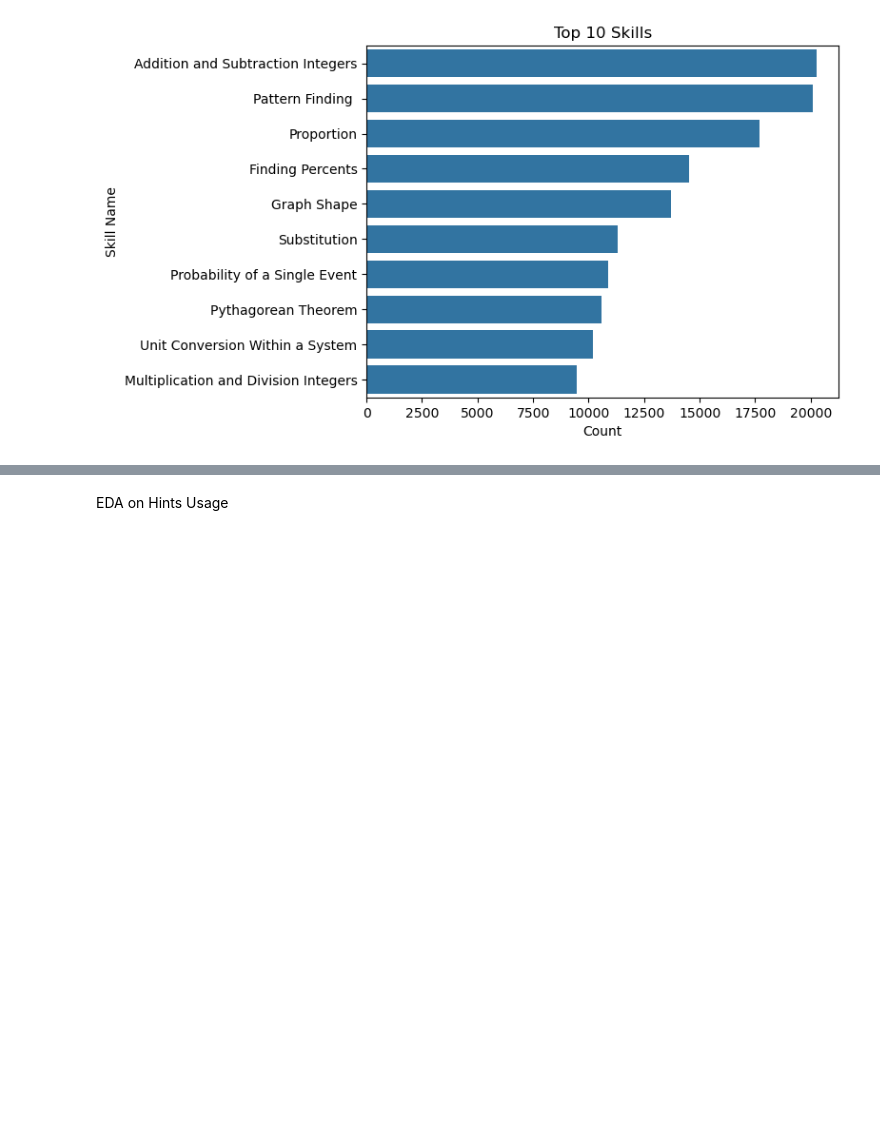
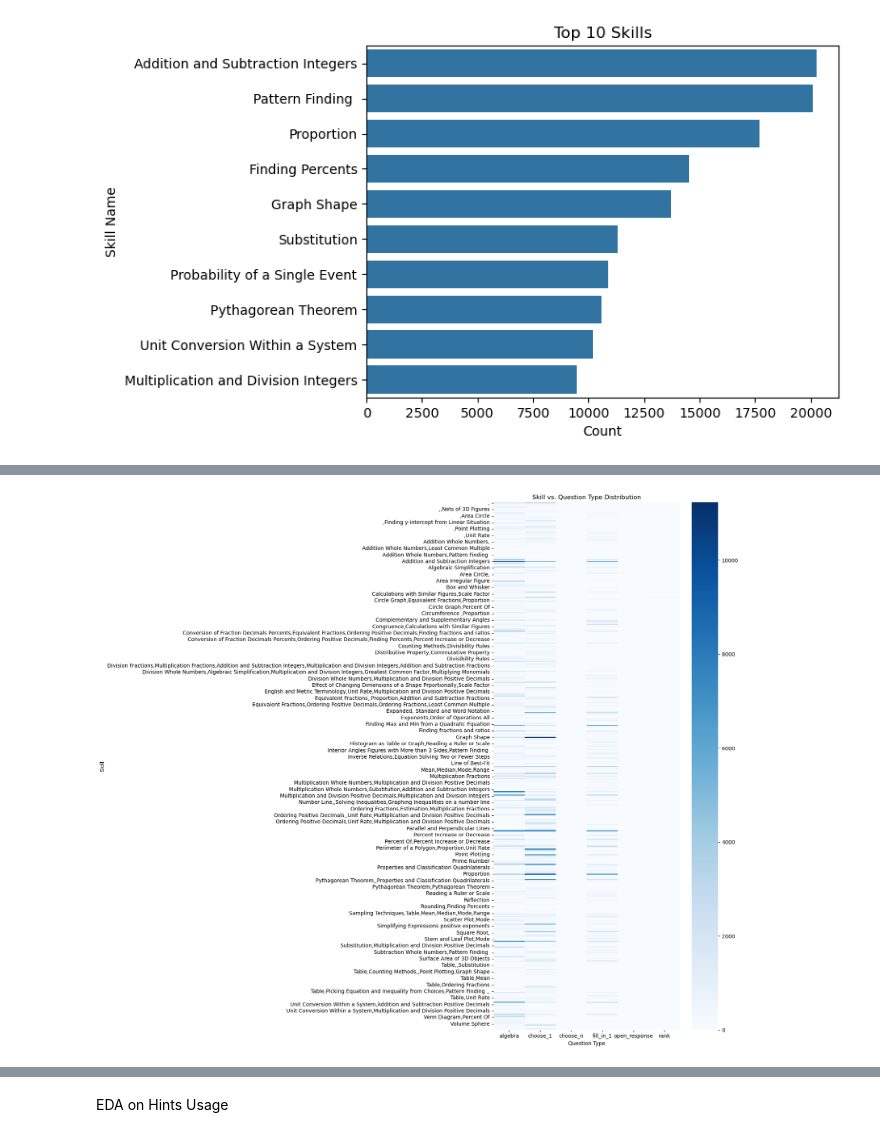
Before and after one commit to somtee99/personalized_learning_rl, a Jupyter notebook: data_cleaning.ipynb, the cells around one changed output, grey strips where cells are left out. Saved outputs shown, nothing was run; the diff lists cells and outputs as text; code cells hidden in the pictures; blank space fills up the shorter version.

```diff
--- a/data_cleaning.ipynb
+++ b/data_cleaning.ipynb
@@ -164,0 +177,12 @@ Number of unique skills: 525
+# %%
+# Count of each skill-question type pair
+skill_qtype = df.groupby(['skill_name', 'answer_type']).size().unstack(fill_value=0)
+plt.figure(figsize=(17, min(5*len(skill_qtype), 15)))
+sns.heatmap(skill_qtype, cmap='Blues')
+plt.title('Skill vs. Question Type Distribution')
+plt.xlabel('Question Type')
+plt.ylabel('Skill')
+plt.tight_layout()
+plt.show()
+# %% [output]
+[figure, added]
```
Also changed, not shown: parts of 25 cells of this notebook, 29 other files.
